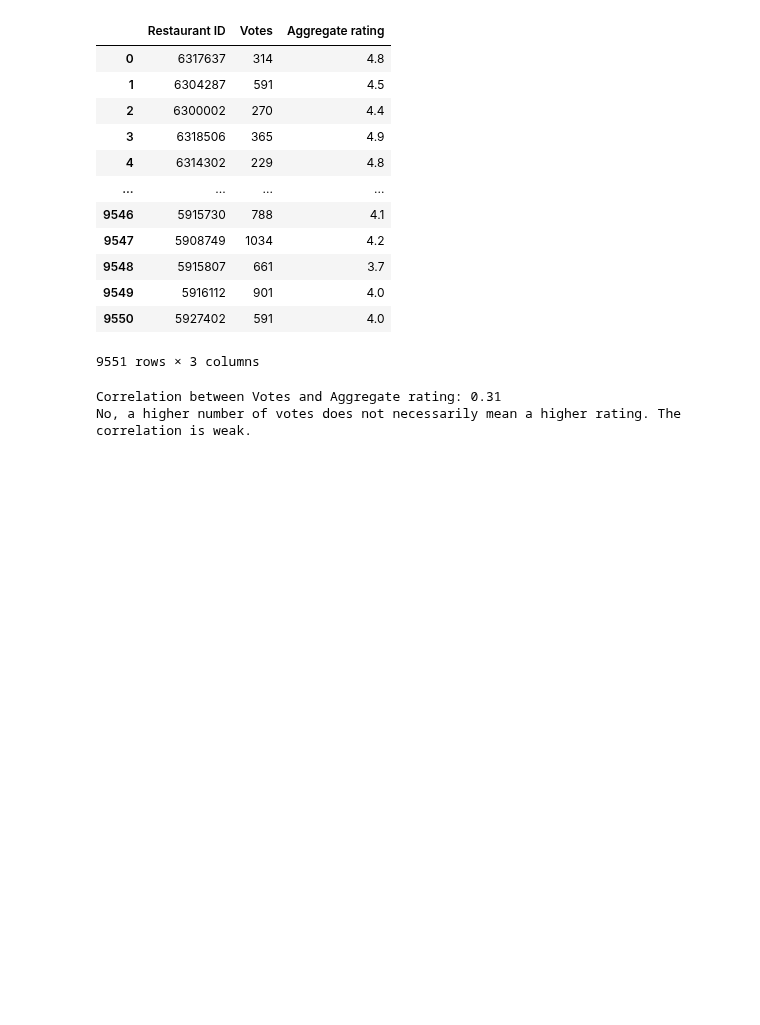
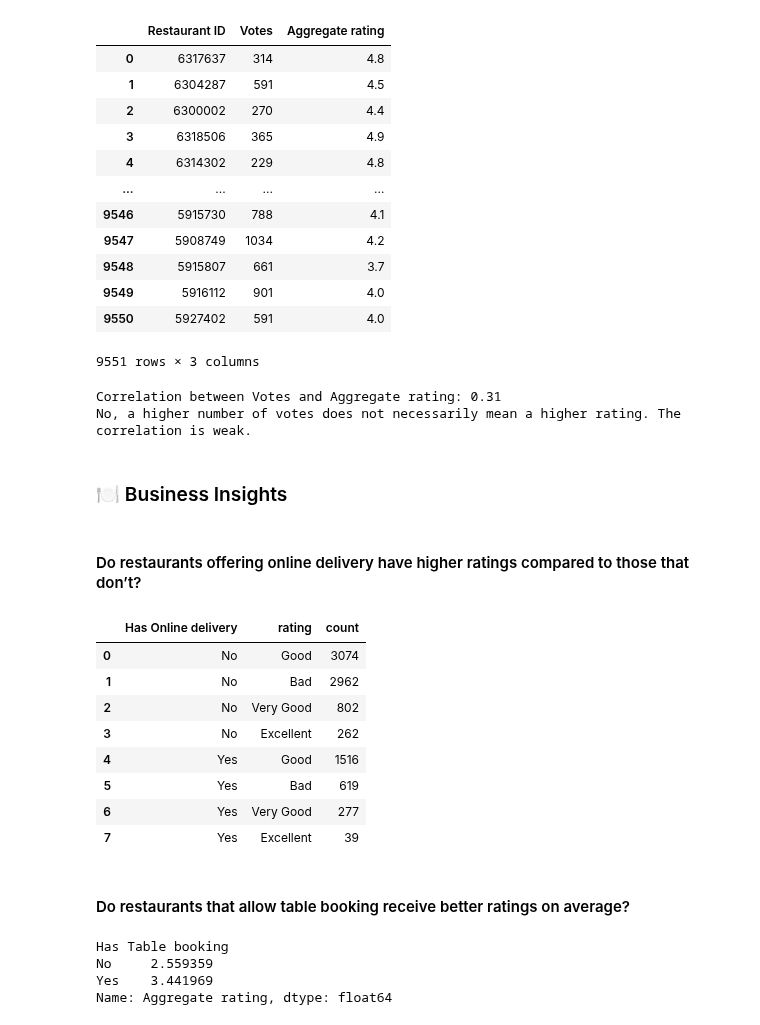
Before and after one commit to Himmu5/data-analysis, a Jupyter notebook: notebooks/zomato_analysis.ipynb, the cells around one changed output. Cells and saved outputs as stored; diff of their text form; code cells hidden in the pictures; blank space fills up the shorter version.

Commit message:
feat: Zomato data analysis added

```diff
--- a/notebooks/zomato_analysis.ipynb
+++ b/notebooks/zomato_analysis.ipynb
@@ -177,3 +177,30 @@ print("No, a higher number of votes does not necessarily mean a higher rating. T
 # %% [output]
 Correlation between Votes and Aggregate rating: 0.31
 No, a higher number of votes does not necessarily mean a higher rating. The correlation is weak.
+# %% [markdown]
+### 🍽 Business Insights
+# %% [markdown]
+#### Do restaurants offering online delivery have higher ratings compared to those that don’t?
+# %%
+online_delivery = zomato_data.groupby('Has Online delivery')['rating'].value_counts().reset_index()
+online_delivery
+# %% [output]
+|  | Has Online delivery | rating | count |
+| 0 | No | Good | 3074 |
+| 1 | No | Bad | 2962 |
+| 2 | No | Very Good | 802 |
+| 3 | No | Excellent | 262 |
+| 4 | Yes | Good | 1516 |
+| 5 | Yes | Bad | 619 |
+| 6 | Yes | Very Good | 277 |
+| 7 | Yes | Excellent | 39 |
+# %% [markdown]
+#### Do restaurants that allow table booking receive better ratings on average?
+# %%
+avg_ratings = zomato_data.groupby("Has Table booking")["Aggregate rating"].mean()
+avg_ratings
+# %% [output]
+Has Table booking
+No     2.559359
+Yes    3.441969
+Name: Aggregate rating, dtype: float64
```
Also changed, not shown: parts of 3 cells of this notebook.
